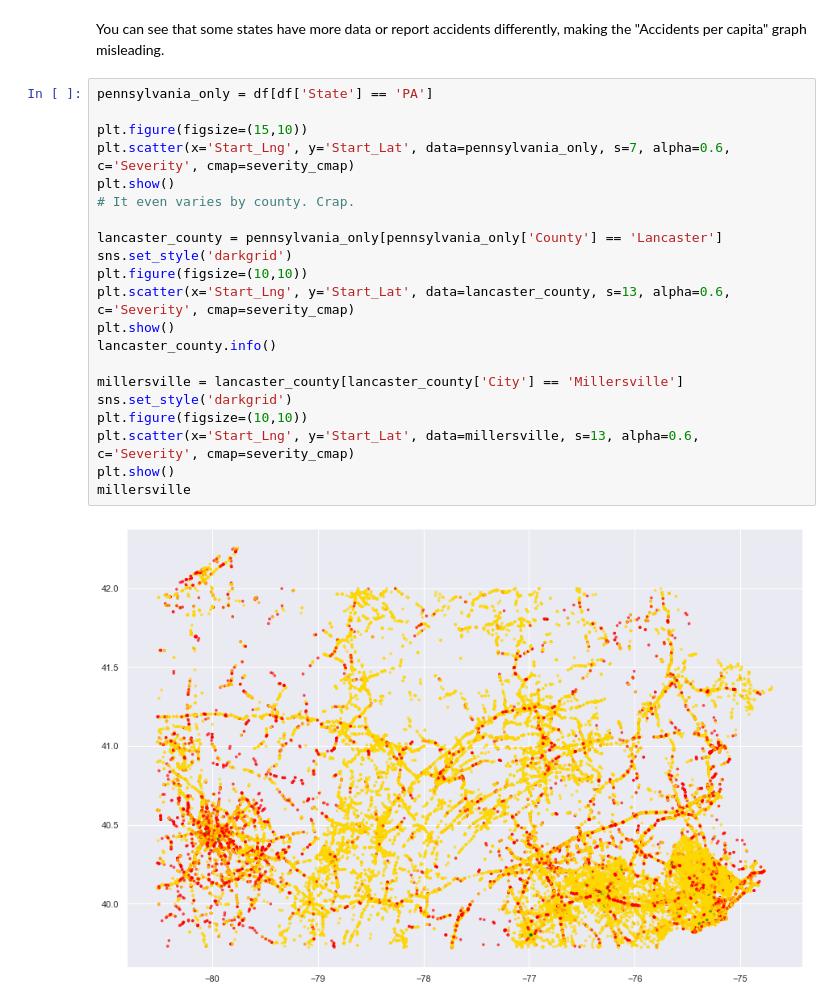
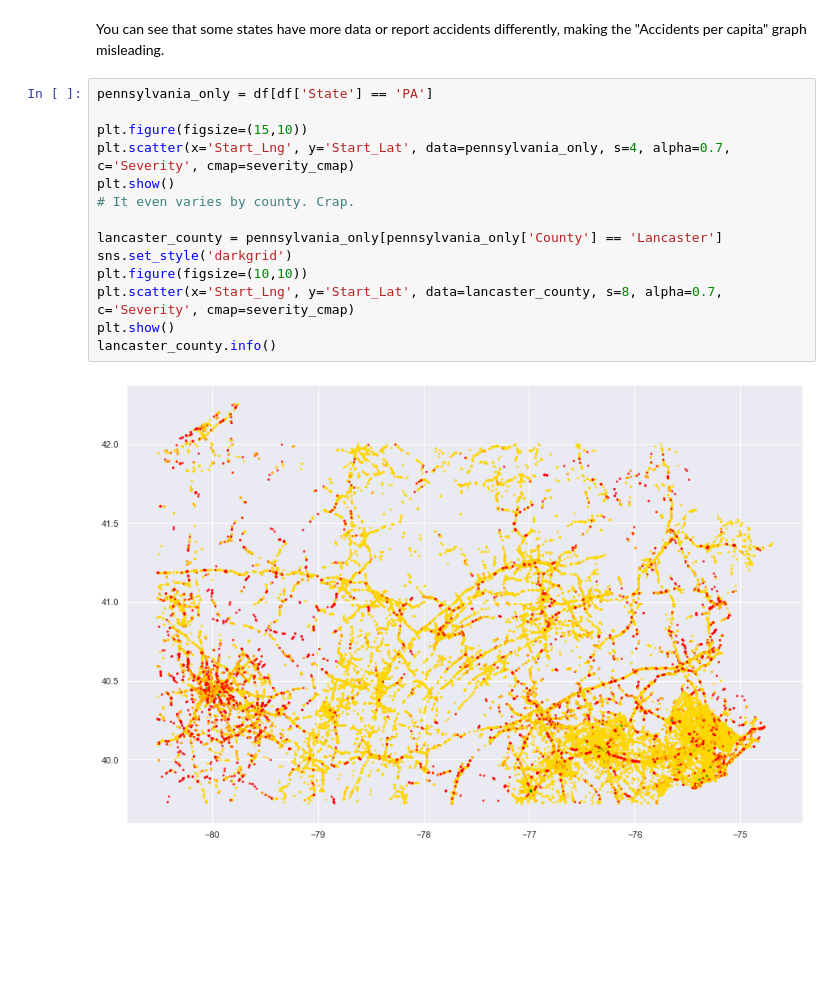
Before and after one commit to jeffc1020/453-visualization, a Jupyter notebook: final.ipynb, the cells around one changed output. Drawn from its saved outputs; the diff is of its cells as text; blank space fills up the shorter version.

```diff
--- a/final.ipynb
+++ b/final.ipynb
@@ -372,23 +371,16 @@ You can see that some states have more data or report accidents differently, mak
 # %%
 pennsylvania_only = df[df['State'] == 'PA']
 
 plt.figure(figsize=(15,10))
-plt.scatter(x='Start_Lng', y='Start_Lat', data=pennsylvania_only, s=7, alpha=0.6, c='Severity', cmap=severity_cmap)
+plt.scatter(x='Start_Lng', y='Start_Lat', data=pennsylvania_only, s=4, alpha=0.7, c='Severity', cmap=severity_cmap)
 plt.show()
 # It even varies by county. Crap.
 
 lancaster_county = pennsylvania_only[pennsylvania_only['County'] == 'Lancaster']
 sns.set_style('darkgrid')
 plt.figure(figsize=(10,10))
-plt.scatter(x='Start_Lng', y='Start_Lat', data=lancaster_county, s=13, alpha=0.6, c='Severity', cmap=severity_cmap)
+plt.scatter(x='Start_Lng', y='Start_Lat', data=lancaster_county, s=8, alpha=0.7, c='Severity', cmap=severity_cmap)
 plt.show()
 lancaster_county.info()
-
-millersville = lancaster_county[lancaster_county['City'] == 'Millersville']
-sns.set_style('darkgrid')
-plt.figure(figsize=(10,10))
-plt.scatter(x='Start_Lng', y='Start_Lat', data=millersville, s=13, alpha=0.6, c='Severity', cmap=severity_cmap)
-plt.show()
-millersville
 # %% [output]
-[figure, old version]
+[figure, new version]
```
Also changed, not shown: parts of 4 cells of this notebook.
